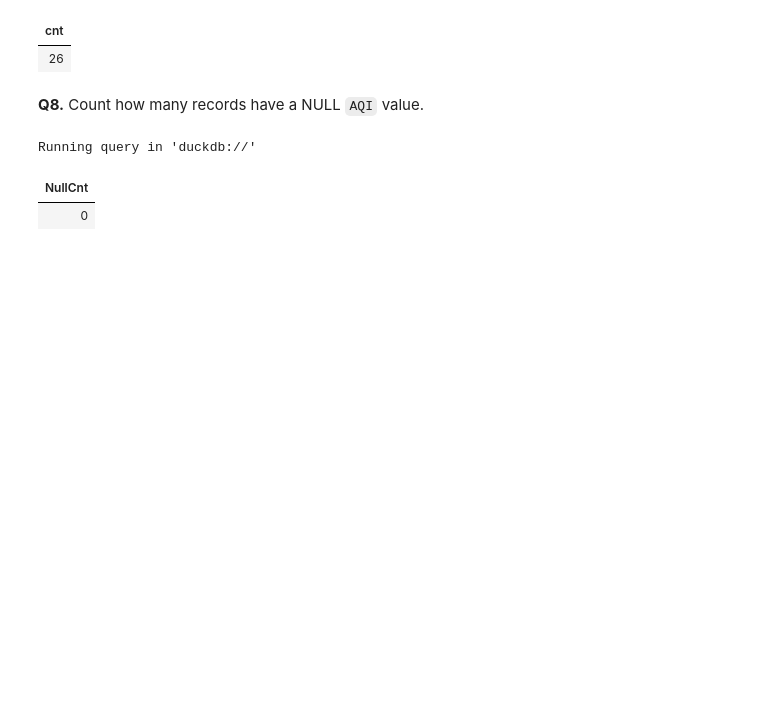
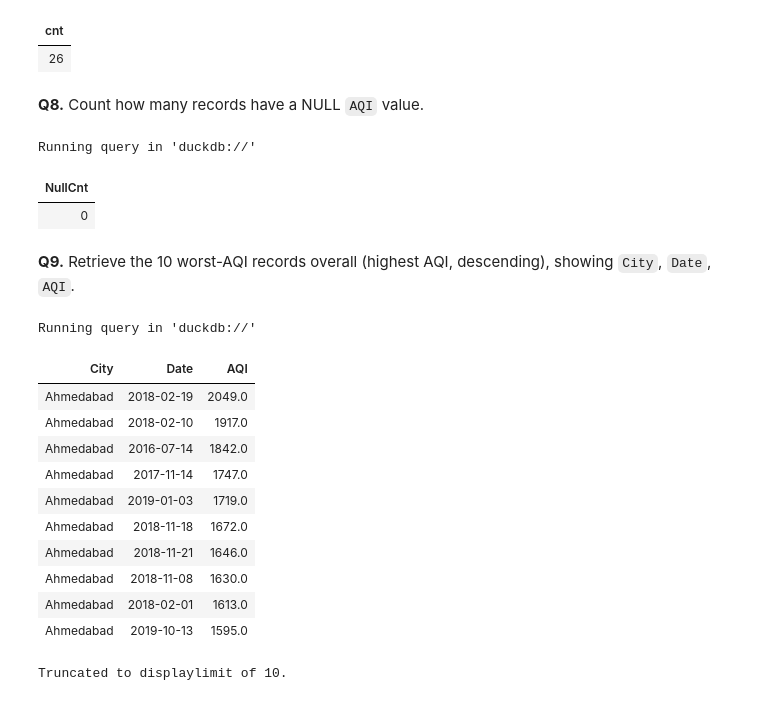
Before and after one commit to shefali-walia/ds-foundations, a Jupyter notebook: week08-sql/practice.ipynb, the cells around one changed output. Saved outputs shown, nothing was run; the diff lists cells and outputs as text; code cells hidden in the pictures; blank space fills up the shorter version.

Commit message:
Week08-sql: practice.ipynb - ORDER BY, LIMIT

```diff
--- a/week08-sql/practice.ipynb
+++ b/week08-sql/practice.ipynb
@@ -146,3 +146,22 @@ SELECT COUNT(AQI) AS NullCnt FROM aqi WHERE AQI = Null;
 Running query in 'duckdb://'
 | NullCnt |
 | 0 |
+# %% [markdown]
+**Q9.** Retrieve the 10 worst-AQI records overall (highest AQI, descending), showing `City`, `Date`, `AQI`.
+# %%
+%%sql
+SELECT City, Date, AQI FROM aqi ORDER BY AQI DESC;
+# %% [output]
+Running query in 'duckdb://'
+| City | Date | AQI |
+| Ahmedabad | 2018-02-19 | 2049.0 |
+| Ahmedabad | 2018-02-10 | 1917.0 |
+| Ahmedabad | 2016-07-14 | 1842.0 |
+| Ahmedabad | 2017-11-14 | 1747.0 |
+| Ahmedabad | 2019-01-03 | 1719.0 |
+| Ahmedabad | 2018-11-18 | 1672.0 |
+| Ahmedabad | 2018-11-21 | 1646.0 |
+| Ahmedabad | 2018-11-08 | 1630.0 |
+| Ahmedabad | 2018-02-01 | 1613.0 |
+| Ahmedabad | 2019-10-13 | 1595.0 |
+Truncated to displaylimit of 10.
```
Also changed, not shown: parts of 2 cells of this notebook.
